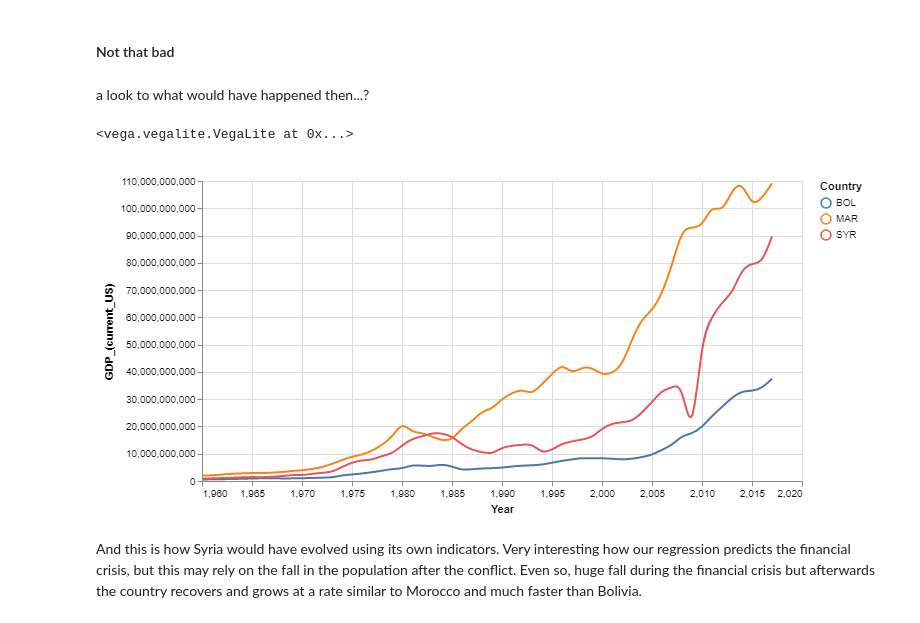
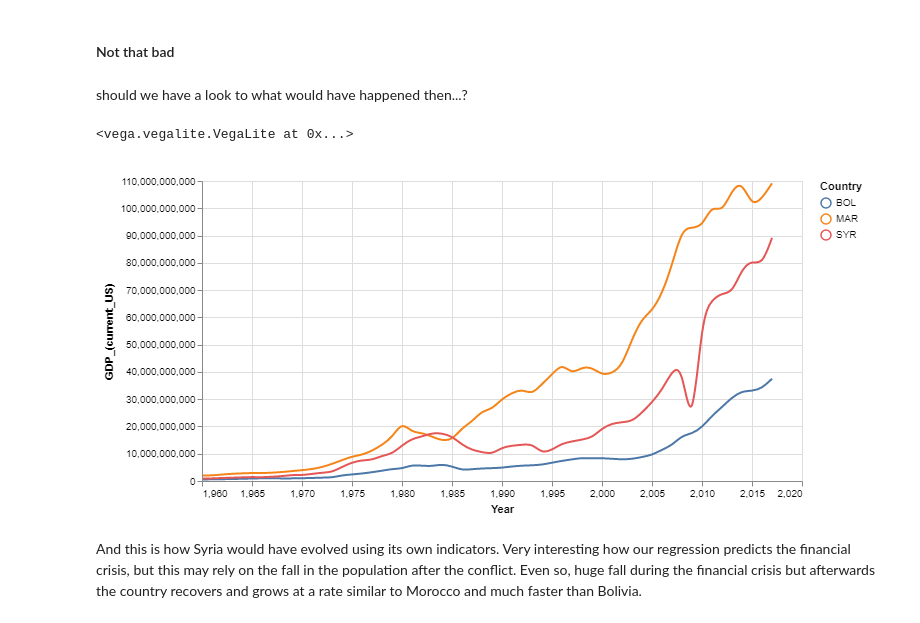
Before and after one commit to VicenteMolina/what-would-have-happened-if, a Jupyter notebook: LinearRegressions.ipynb, the cells around one changed output. Drawn from its saved outputs; the diff is of its cells as text; code cells hidden in the pictures.

```diff
--- a/LinearRegressions.ipynb
+++ b/LinearRegressions.ipynb
@@ -315,3 +318,5 @@ Now we go for the GDP
+# %%
+df_syria_II = df_syria.copy()
 # %%
 reg_syr = sm.OLS(endog=df_syria['GDP_(current_US)'], exog=df_syria[['const', 'CO2_emissions_(kt)',"Population_total", "Year"]],
                  missing='drop')
@@ -422,41 +427,43 @@ SYR_GDP_2017 = results_syr_II.predict(exog=[1, df_syria.at[2017,'CO2_emissions_(
                                             df_syria.at[2017,'Population_total'],
                                             df_syria.at[2017,'Mobile_cellular_subscriptions'], 2017])
 # %%
-df_syria.at[2008,"GDP_(current_US)"] = SYR_GDP_2008
-df_syria.at[2009,"GDP_(current_US)"] = SYR_GDP_2009
-df_syria.at[2010,"GDP_(current_US)"] = SYR_GDP_2010
-df_syria.at[2011,"GDP_(current_US)"] = SYR_GDP_2011
-df_syria.at[2012,"GDP_(current_US)"] = SYR_GDP_2012
-df_syria.at[2013,"GDP_(current_US)"] = SYR_GDP_2013
-df_syria.at[2014,"GDP_(current_US)"] = SYR_GDP_2014
-df_syria.at[2015,"GDP_(current_US)"] = SYR_GDP_2015
-df_syria.at[2016,"GDP_(current_US)"] = SYR_GDP_2016
-df_syria.at[2017,"GDP_(current_US)"] = SYR_GDP_2017
+df_syria_II.at[2008,"GDP_(current_US)"] = SYR_GDP_2008
+df_syria_II.at[2009,"GDP_(current_US)"] = SYR_GDP_2009
+df_syria_II.at[2010,"GDP_(current_US)"] = SYR_GDP_2010
+df_syria_II.at[2011,"GDP_(current_US)"] = SYR_GDP_2011
+df_syria_II.at[2012,"GDP_(current_US)"] = SYR_GDP_2012
+df_syria_II.at[2013,"GDP_(current_US)"] = SYR_GDP_2013
+df_syria_II.at[2014,"GDP_(current_US)"] = SYR_GDP_2014
+df_syria_II.at[2015,"GDP_(current_US)"] = SYR_GDP_2015
+df_syria_II.at[2016,"GDP_(current_US)"] = SYR_GDP_2016
+df_syria_II.at[2017,"GDP_(current_US)"] = SYR_GDP_2017
 # %% [markdown]
-a look to what would have happened then...?
+should we have a look to what would have happened then...?
+# %%
+df_first_regression = pd.concat([df_bolivia, df_morocco, df_syria_II])
 # %%
 nearest = alt.selection(type='single', nearest=True, on='mouseover', fields=["Year"], empty='none')
 
 line = alt.Chart().mark_line(interpolate='basis').encode(
     x="Year",
     y="GDP_(current_US)",
     color="Country"
 )
 
 selectors = alt.Chart().mark_point().encode(x="Year", opacity=alt.value(0)).add_selection(nearest)
 
 points = line.mark_point().encode(opacity=alt.condition(nearest, alt.value(1), alt.value(0)))
 
 text = line.mark_text(align='left', dx=5, dy=-5).encode(text=alt.condition(nearest, "GDP_(current_US)", alt.value(' ')))
 
 
 rules = alt.Chart().mark_rule(color='gray').encode(x="Year").transform_filter(nearest)
 
 
-alt.layer(line, selectors, points, rules, text, data=df, width=600, height=300)
+alt.layer(line, selectors, points, rules, text, data=df_first_regression, width=600, height=300)
 # %% [output]
 <vega.vegalite.VegaLite at 0x...>
-[figure, old version]
+[figure, new version]
 # %% [markdown]
 And this is how Syria would have evolved using its own indicators. Very interesting how our regression predicts the financial crisis, but this may rely on the fall in the population after the conflict. Even so, huge fall during the financial crisis but afterwards the country recovers and grows at a rate similar to Morocco and much faster than Bolivia.
 # %%
```
Also changed, not shown: parts of 50 cells of this notebook, 1 other file.
